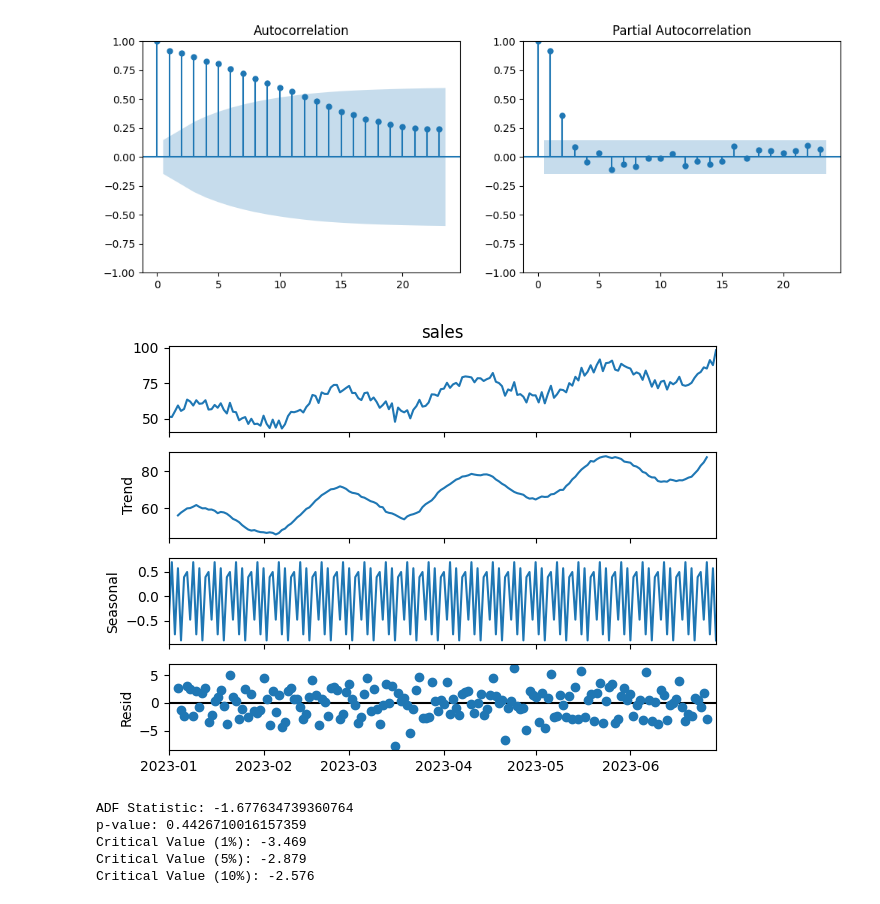
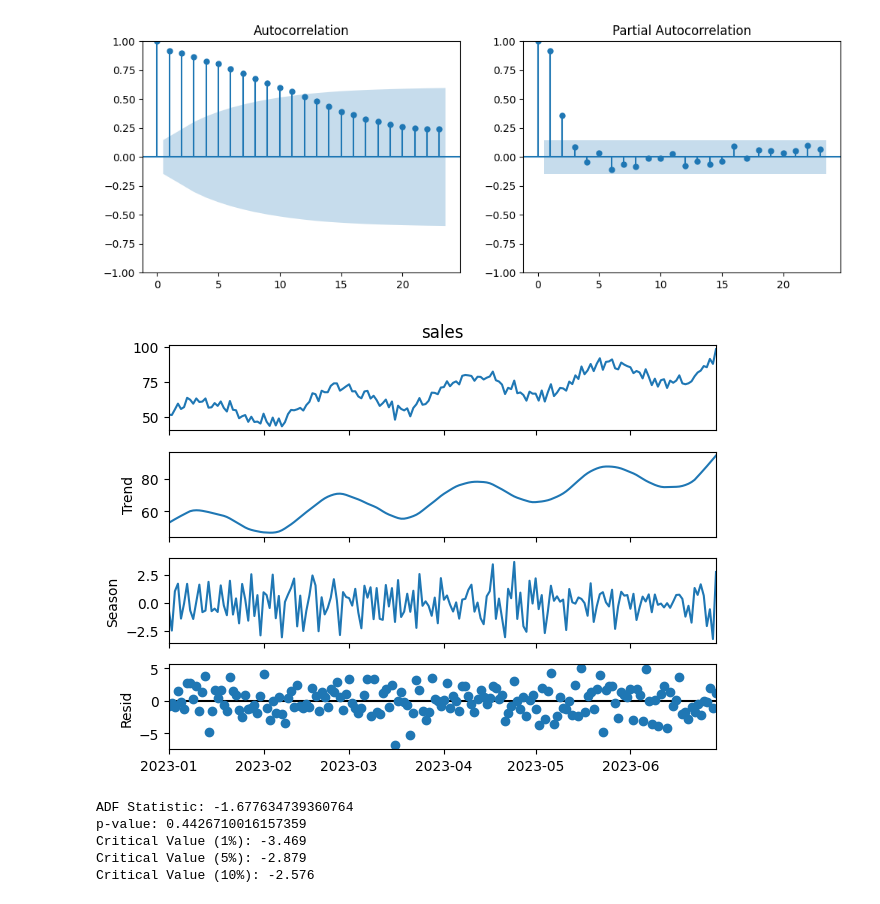
Before and after one commit to K-Tanaka8/time_series_eda_demand_forecast, a Jupyter notebook: time_series_eda_sample.ipynb, the cells around one changed output. Cells and saved outputs as stored; diff of their text form; code cells hidden in the pictures.

```diff
--- a/time_series_eda_sample.ipynb
+++ b/time_series_eda_sample.ipynb
@@ -204,3 +204,15 @@ ax.set_title("Lag Plot")
 plt.show()
 # %% [output]
 [figure]
+# %%
+# 11　季節ラグ分析
+df["lag7"] = df["sales"].shift(7)
+
+plt.scatter(df["lag7"], df["sales"])
+
+plt.xlabel("sales(t-7)")
+plt.ylabel("sales(t)")
+
+plt.title("Seasonal Lag Plot")
+
+plt.show()
@@ -215,16 +229,16 @@ plt.show()
 # %% [output]
 [figure]
 # %%
-# 12 季節分解
-result = seasonal_decompose(
-    df["sales"],
-    model="additive",
-    period=7
-)
+# 13 季節分解（STL）
+from statsmodels.tsa.seasonal import STL
 
-result.plot()
+stl = STL(df["sales"], period=7)
+res = stl.fit()
+
+res.plot()
+plt.show()
 
 plt.show()
 # %% [output]
-[figure, old version]
+[figure, new version]
 # %%
```
Also changed, not shown: parts of 8 cells of this notebook.
